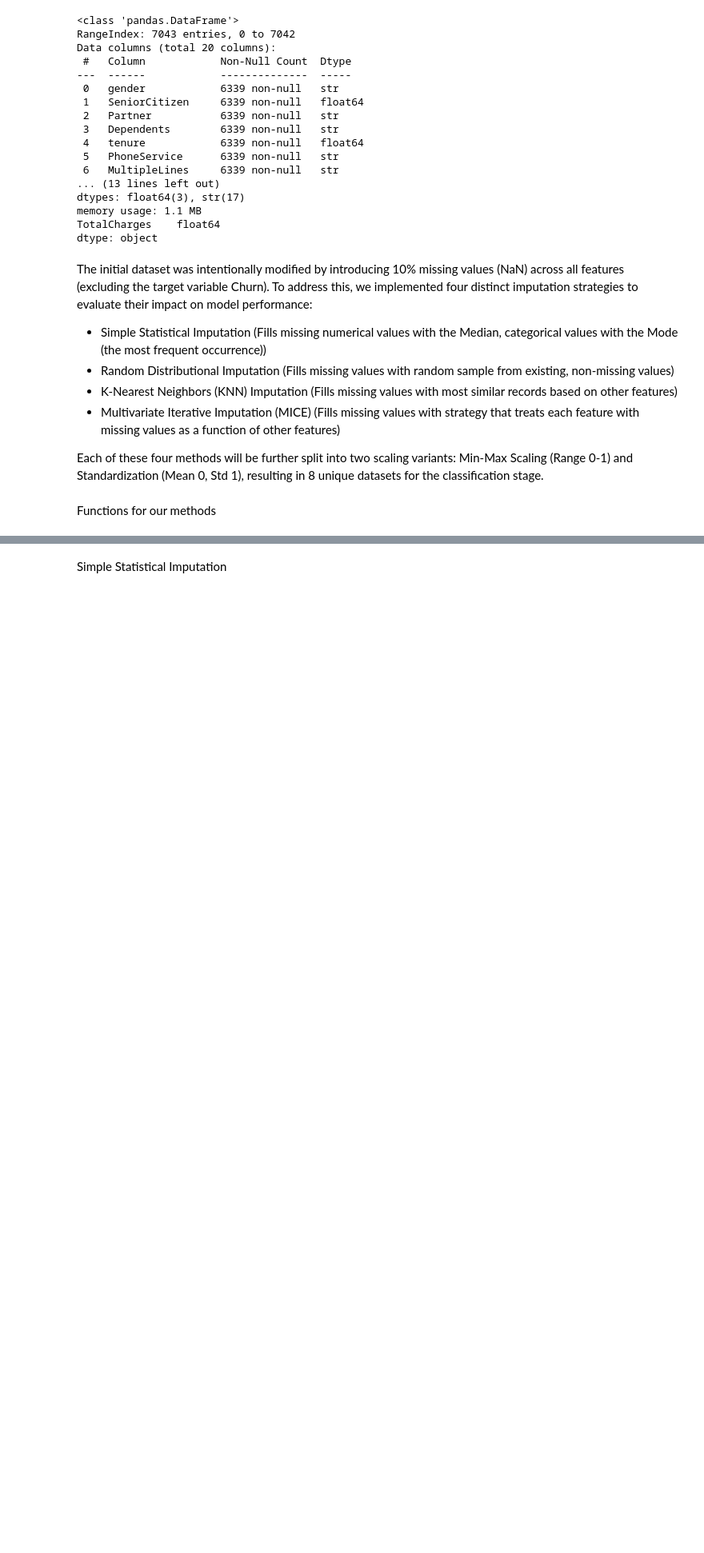
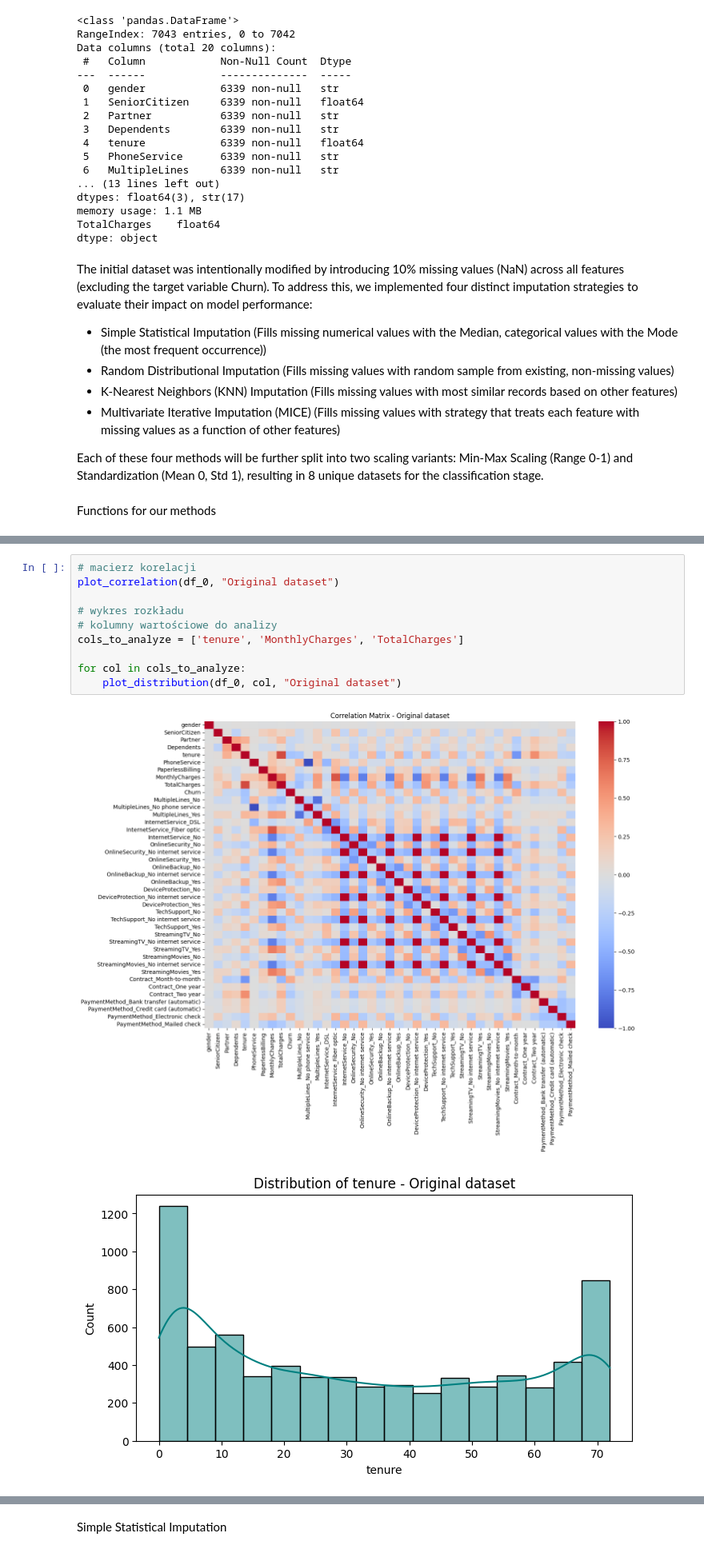
Before and after one commit to Milosz180/ZMUM-Telco-Customer-Churn, a Jupyter notebook: telco-customer-churn.ipynb, the cells around one changed output, grey strips where cells are left out. Shown at 80% size. Cells and saved outputs as stored; diff of their text form; blank space fills up the shorter version.

```diff
--- a/telco-customer-churn.ipynb
+++ b/telco-customer-churn.ipynb
@@ -369,0 +422,13 @@ def manual_standardization(df_input):
+# %%
+# macierz korelacji
+plot_correlation(df_0, "Original dataset")
+
+# wykres rozkładu
+# kolumny wartościowe do analizy
+cols_to_analyze = ['tenure', 'MonthlyCharges', 'TotalCharges']
+
+for col in cols_to_analyze:
+    plot_distribution(df_0, col, "Original dataset")
+# %% [output]
+[figure, added]
+[figure, added]
```
Also changed, not shown: parts of 13 cells of this notebook.
